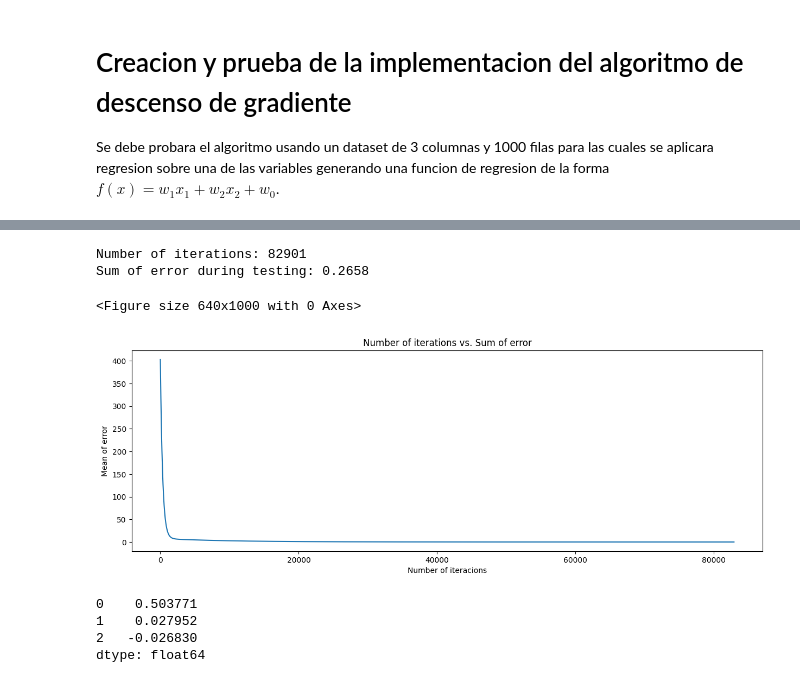
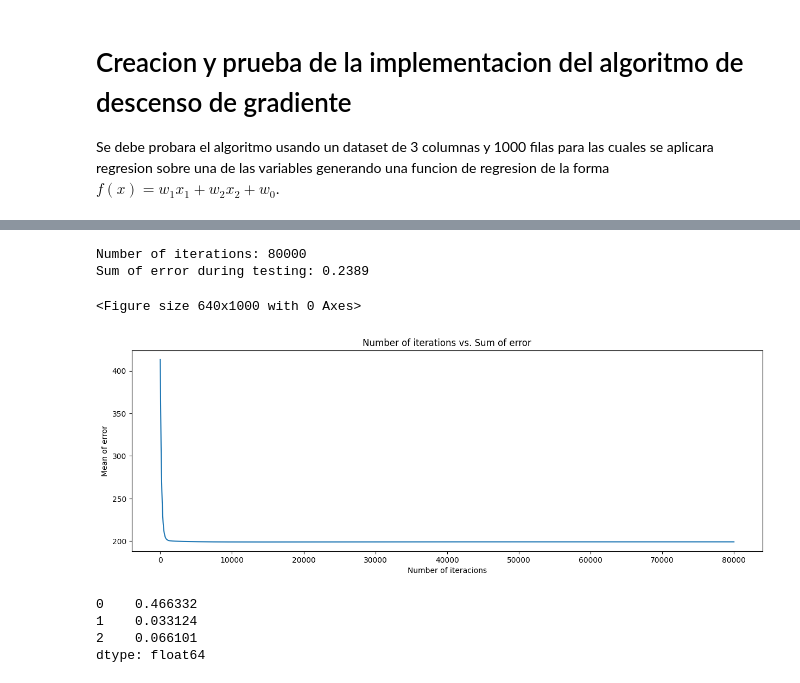
Before and after one commit to danielrobapaz/CI5438-Proyecto1, a Jupyter notebook: testing.ipynb, the cells around one changed output, grey strips where cells are left out. Cells and saved outputs as stored; diff of their text form; code cells hidden in the pictures.

```diff
--- a/testing.ipynb
+++ b/testing.ipynb
@@ -32,14 +32,14 @@ training_df
 # %%
 test = Prediction_model(data_set = training_df,
                         dep_var='var_c',
                         ind_vars=['var_a', 'var_b'])
-test.get_model()
+test.get_model(max_iter=80000)
 # %% [output]
-Number of iterations: 82901
-Sum of error during testing: 0.2658
+Number of iterations: 80000
+Sum of error during testing: 0.2389
 <Figure size 640x1000 with 0 Axes>
-[figure, old version]
+[figure, new version]
-0    0.503771
-1    0.027952
-2   -0.026830
+0    0.466332
+1    0.033124
+2    0.066101
 dtype: float64
```
Also changed, not shown: parts of 3 cells of this notebook, 6 other files.
